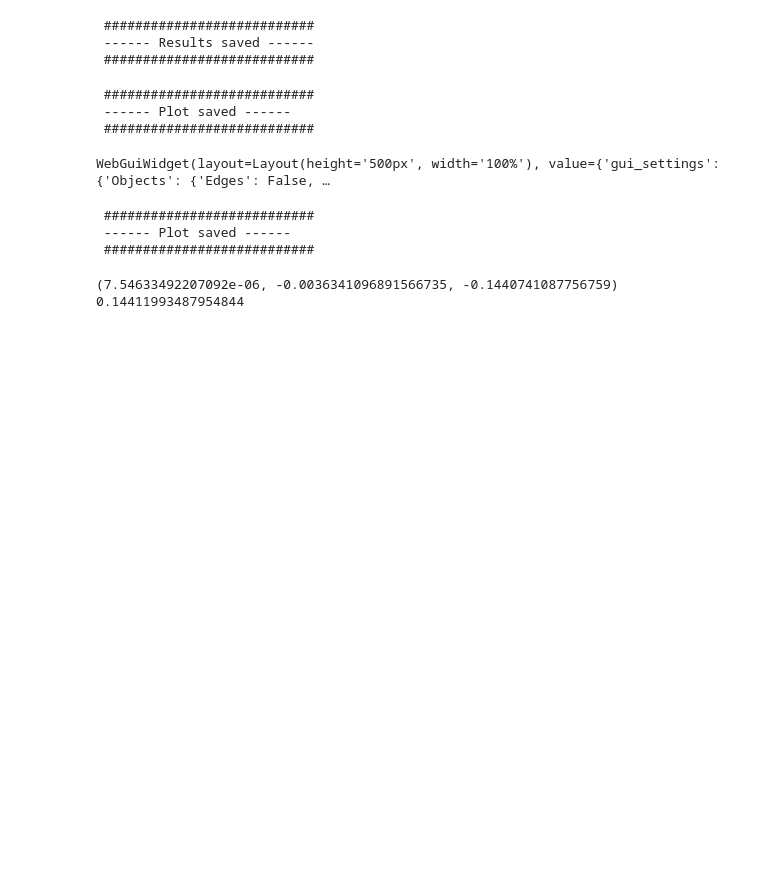
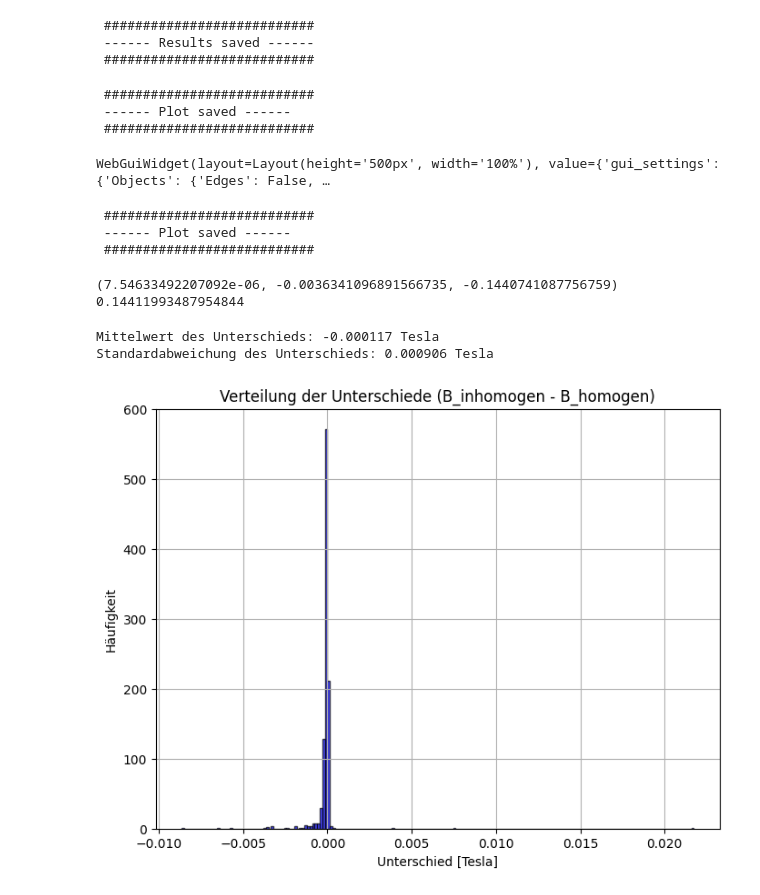
Before and after one commit to Saxermi/hana_pde_modeling_fem, a Jupyter notebook: 4_MagVekPot_InHomCoil.ipynb, the cells around one changed output. Drawn from its saved outputs; the diff is of its cells as text; code cells hidden in the pictures; blank space fills up the shorter version.

Commit message:
Added Time count count and B diff calculation

```diff
--- a/4_MagVekPot_InHomCoil.ipynb
+++ b/4_MagVekPot_InHomCoil.ipynb
@@ -332,3 +342,44 @@ print(f"{betrag}")
 # %% [output]
 (7.54633492207092e-06, -0.0036341096891566735, -0.1440741087756759)
 0.14411993487954844
+# %%
+# Geladene Punkte
+random_points = np.load("random_points.npy")
+B_values_homo = np.load("B_values_homo.npy")
+
+# Magnetfeld berechnen für homogene Spule
+B_values_inhomo = []
+for point in random_points:
+    try:
+        B_val = B(mesh(*point))  # Magnetfeld an der Stelle 'point'
+        B_values_inhomo.append(np.linalg.norm(B_val))  # Betrag des Magnetfeldes
+    except:
+        print(f"Punkt {point} liegt außerhalb des Meshes und wird ignoriert.")
+
+
+# Unterschied berechnen
+B_diff = B_values_inhomo - B_values_homo
+
+# Mittelwert des Unterschieds
+mean_diff = np.mean(B_diff)
+
+# Standardabweichung des Unterschieds
+std_diff = np.std(B_diff)
+
+# Ausgabe
+print(f"Mittelwert des Unterschieds: {mean_diff:.6f} Tesla")
+print(f"Standardabweichung des Unterschieds: {std_diff:.6f} Tesla")
+# %% [output]
+Mittelwert des Unterschieds: -0.000117 Tesla
+Standardabweichung des Unterschieds: 0.000906 Tesla
+# %%
+# Histogramm der Unterschiede
+plt.figure(figsize=(8, 6))
+plt.hist(B_diff, bins=200, alpha=0.7, color='blue', edgecolor='black')
+plt.title("Verteilung der Unterschiede (B_inhomogen - B_homogen)")
+plt.xlabel("Unterschied [Tesla]")
+plt.ylabel("Häufigkeit")
+plt.grid(True)
+plt.show()
+# %% [output]
+[figure, added]
```
Also changed, not shown: parts of 5 cells of this notebook.
